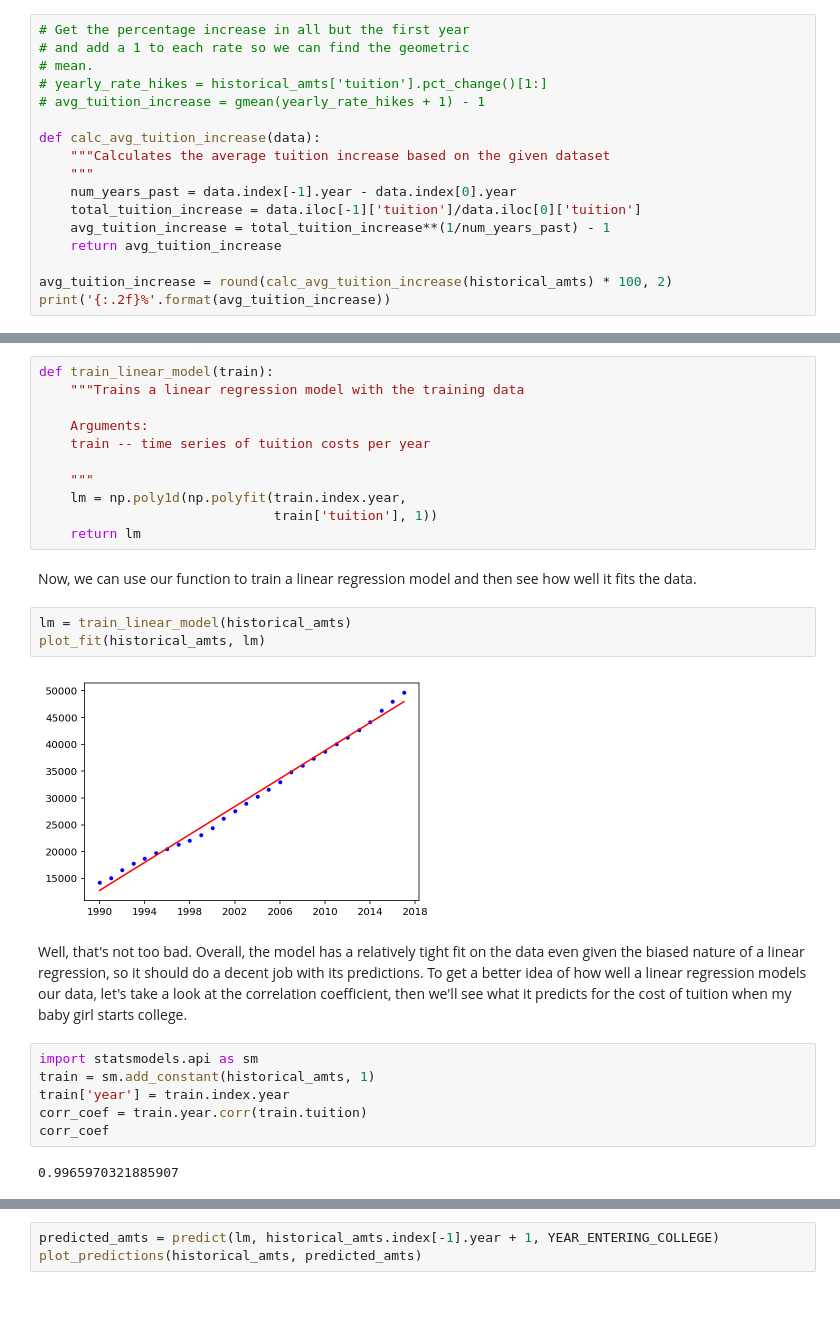
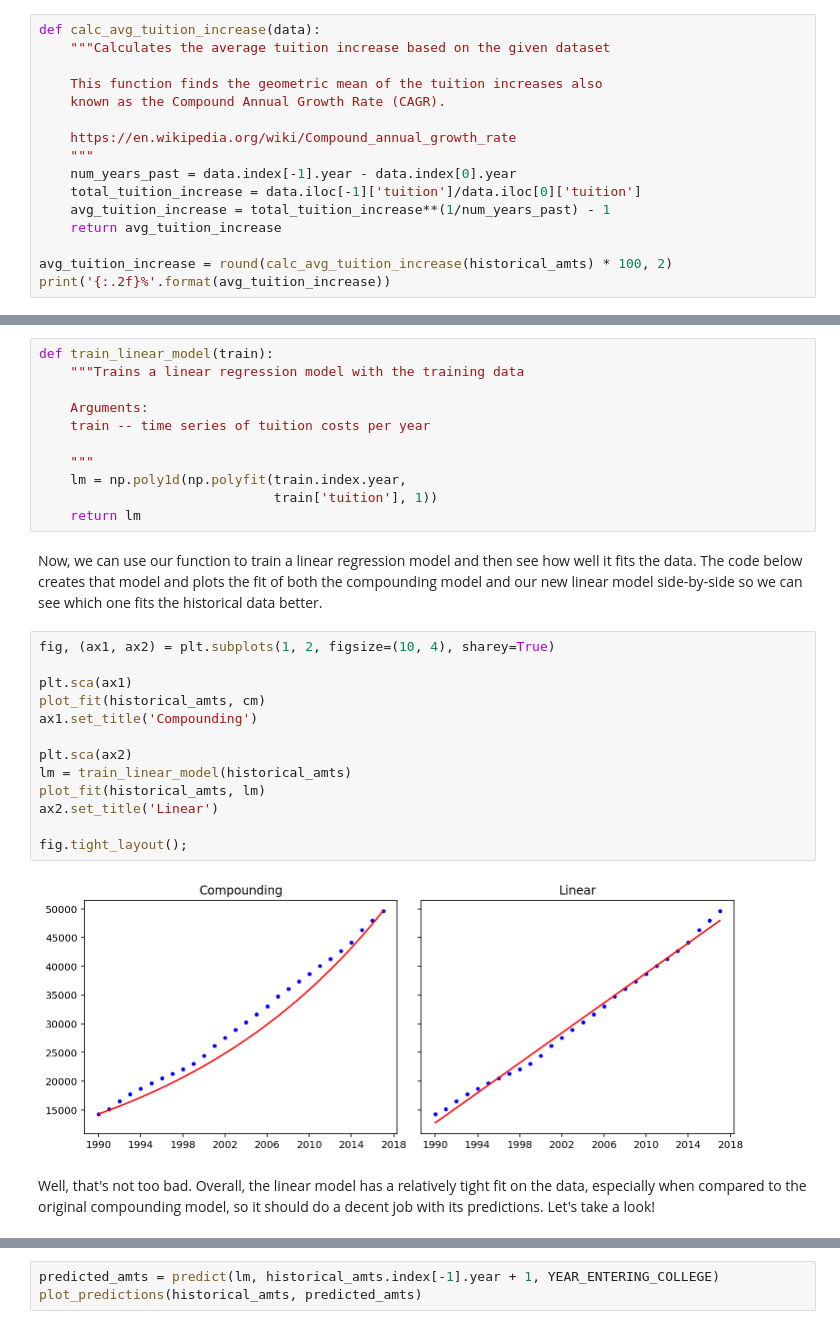
Before and after one commit to croach/data_science_for_daddies, a Jupyter notebook: Data Science for Daddies (and Mommies).ipynb, the cells around one changed output, grey strips where cells are left out. Cells and saved outputs as stored; diff of their text form; blank space fills up the shorter version.

```diff
--- a/Data Science for Daddies (and Mommies).ipynb
+++ b/Data Science for Daddies (and Mommies).ipynb
@@ -111,14 +111,13 @@ In this first section, we're going to start with the simplest possible model. I'
 
 [geometric_mean]: https://en.wikipedia.org/wiki/Geometric_mean
 # %%
-# Get the percentage increase in all but the first year
-# and add a 1 to each rate so we can find the geometric
-# mean.
-# yearly_rate_hikes = historical_amts['tuition'].pct_change()[1:]
-# avg_tuition_increase = gmean(yearly_rate_hikes + 1) - 1
-
 def calc_avg_tuition_increase(data):
     """Calculates the average tuition increase based on the given dataset
+
+    This function finds the geometric mean of the tuition increases also
+    known as the Compound Annual Growth Rate (CAGR).
+
+    https://en.wikipedia.org/wiki/Compound_annual_growth_rate
     """
     num_years_past = data.index[-1].year - data.index[0].year
     total_tuition_increase = data.iloc[-1]['tuition']/data.iloc[0]['tuition']
@@ -358,19 +367,21 @@ def train_linear_model(train):
                               train['tuition'], 1))
     return lm
 # %% [markdown]
-Now, we can use our function to train a linear regression model and then see how well it fits the data.
+Now, we can use our function to train a linear regression model and then see how well it fits the data. The code below creates that model and plots the fit of both the compounding model and our new linear model side-by-side so we can see which one fits the historical data better.
-# %%
-lm = train_linear_model(historical_amts)
-plot_fit(historical_amts, lm)
-# %% [output]
-[figure, removed]
+# %%
+fig, (ax1, ax2) = plt.subplots(1, 2, figsize=(10, 4), sharey=True)
+
+plt.sca(ax1)
+plot_fit(historical_amts, cm)
+ax1.set_title('Compounding')
+
+plt.sca(ax2)
+lm = train_linear_model(historical_amts)
+plot_fit(historical_amts, lm)
+ax2.set_title('Linear')
+
+fig.tight_layout();
+# %% [output]
+[figure, added]
 # %% [markdown]
-Well, that's not too bad. Overall, the model has a relatively tight fit on the data even given the biased nature of a linear regression, so it should do a decent job with its predictions. To get a better idea of how well a linear regression models our data, let's take a look at the correlation coefficient, then we'll see what it predicts for the cost of tuition when my baby girl starts college.
+Well, that's not too bad. Overall, the linear model has a relatively tight fit on the data, especially when compared to the original compounding model, so it should do a decent job with its predictions. Let's take a look!
-# %%
-import statsmodels.api as sm
-train = sm.add_constant(historical_amts, 1)
-train['year'] = train.index.year
-corr_coef = train.year.corr(train.tuition)
-corr_coef
-# %% [output]
-0.9965970321885907
```
Also changed, not shown: parts of 49 cells of this notebook.
